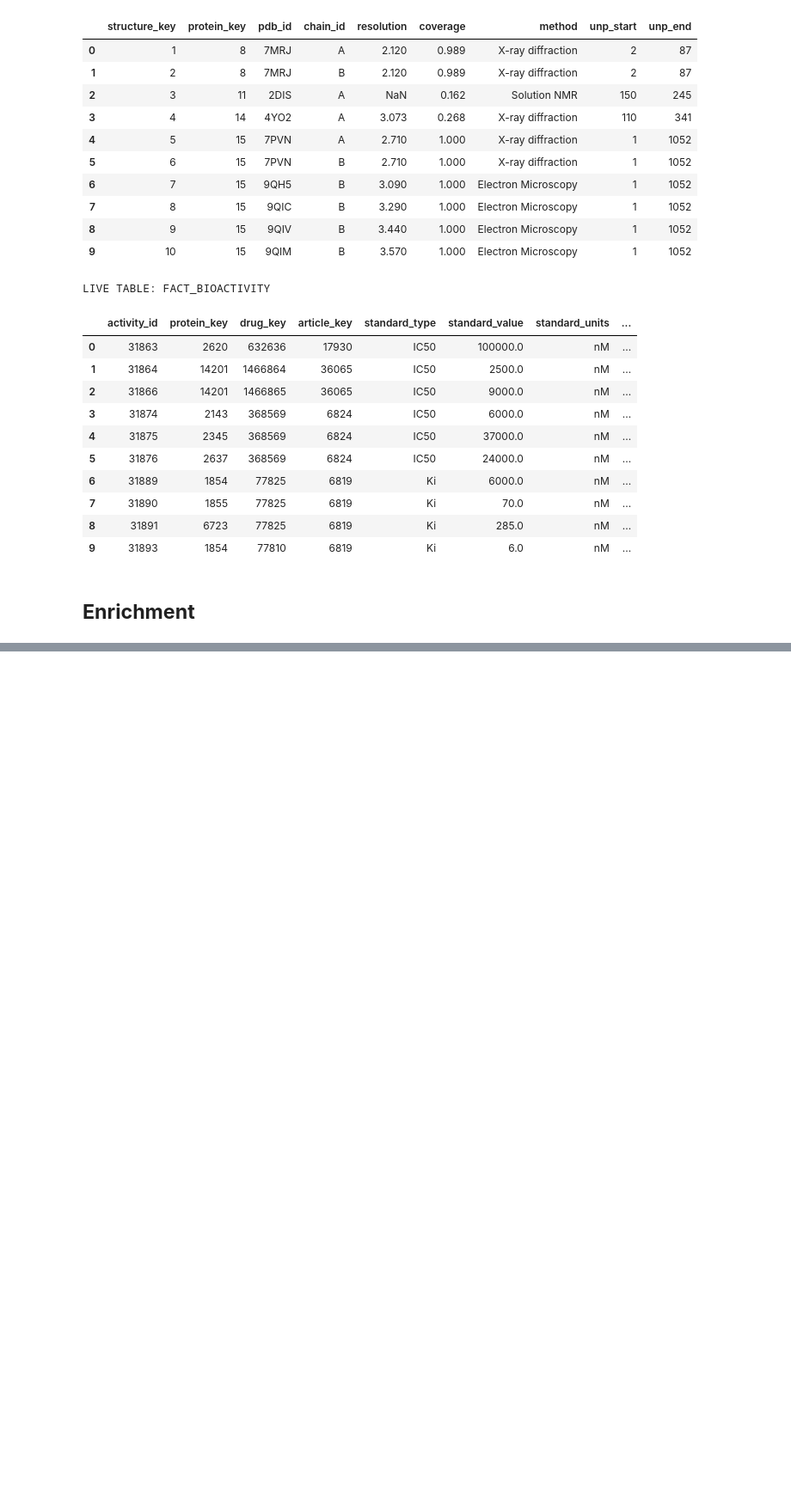
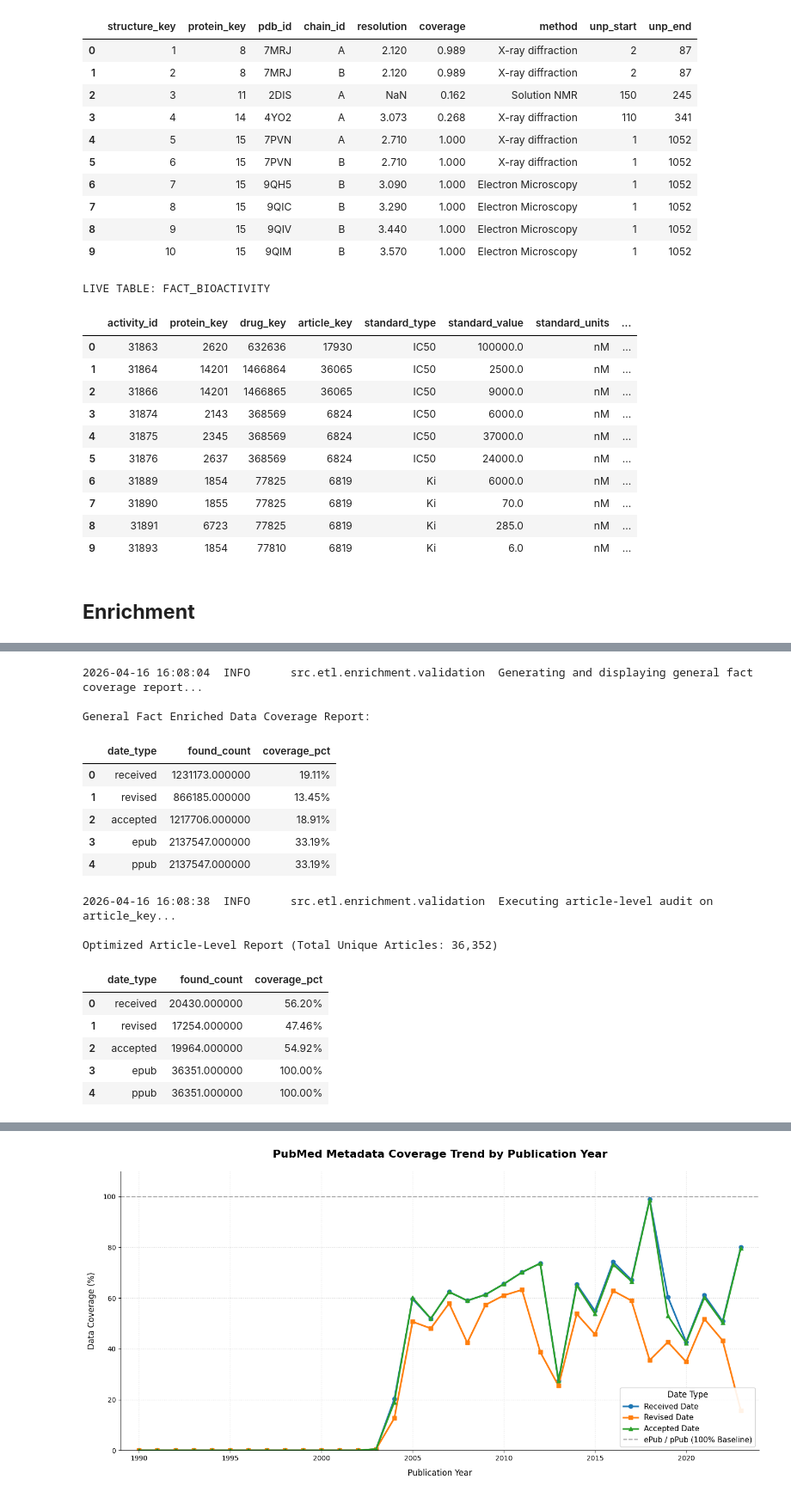
Before and after one commit to BlackSabbitch/ELIQSIR, a Jupyter notebook: ipai_project/notebooks/02_ETLE_pipeline.ipynb, the cells around one changed output, grey strips where cells are left out. Shown at 86% size. Saved outputs shown, nothing was run; the diff lists cells and outputs as text; code cells hidden in the pictures; blank space fills up the shorter version.

```diff
--- a/ipai_project/notebooks/IPAI_dwh_setup.ipynb
+++ b/ipai_project/notebooks/02_ETLE_pipeline.ipynb
@@ -851,0 +848,29 @@ Global Enrichment Report
+# %%
+from src.database.connection_manager import db_manager
+from src.etl.enrichment.validation import EnrichmentValidator
+
+validator = EnrichmentValidator(db_manager)
+
+validator.display_coverage_report()
+validator.display_article_coverage_report(article_column="article_key")
+
+validator.plot_coverage_trend()
+# %% [output]
+2026-04-16 16:08:04  INFO      src.etl.enrichment.validation  Generating and displaying general fact coverage report...
+
+General Fact Enriched Data Coverage Report:
+|  | date_type | found_count | coverage_pct |
+| 0 | received | 1231173.000000 | 19.11% |
+| 1 | revised | 866185.000000 | 13.45% |
+| 2 | accepted | 1217706.000000 | 18.91% |
+| 3 | epub | 2137547.000000 | 33.19% |
+| 4 | ppub | 2137547.000000 | 33.19% |
+2026-04-16 16:08:38  INFO      src.etl.enrichment.validation  Executing article-level audit on article_key...
+
+Optimized Article-Level Report (Total Unique Articles: 36,352)
+|  | date_type | found_count | coverage_pct |
+| 0 | received | 20430.000000 | 56.20% |
+| 1 | revised | 17254.000000 | 47.46% |
+| 2 | accepted | 19964.000000 | 54.92% |
+| 3 | epub | 36351.000000 | 100.00% |
+| 4 | ppub | 36351.000000 | 100.00% |
@@ -851,0 +878 @@ Global Enrichment Report
+[figure, added]
```
Also changed, not shown: parts of 23 cells of this notebook, 13 other files.
